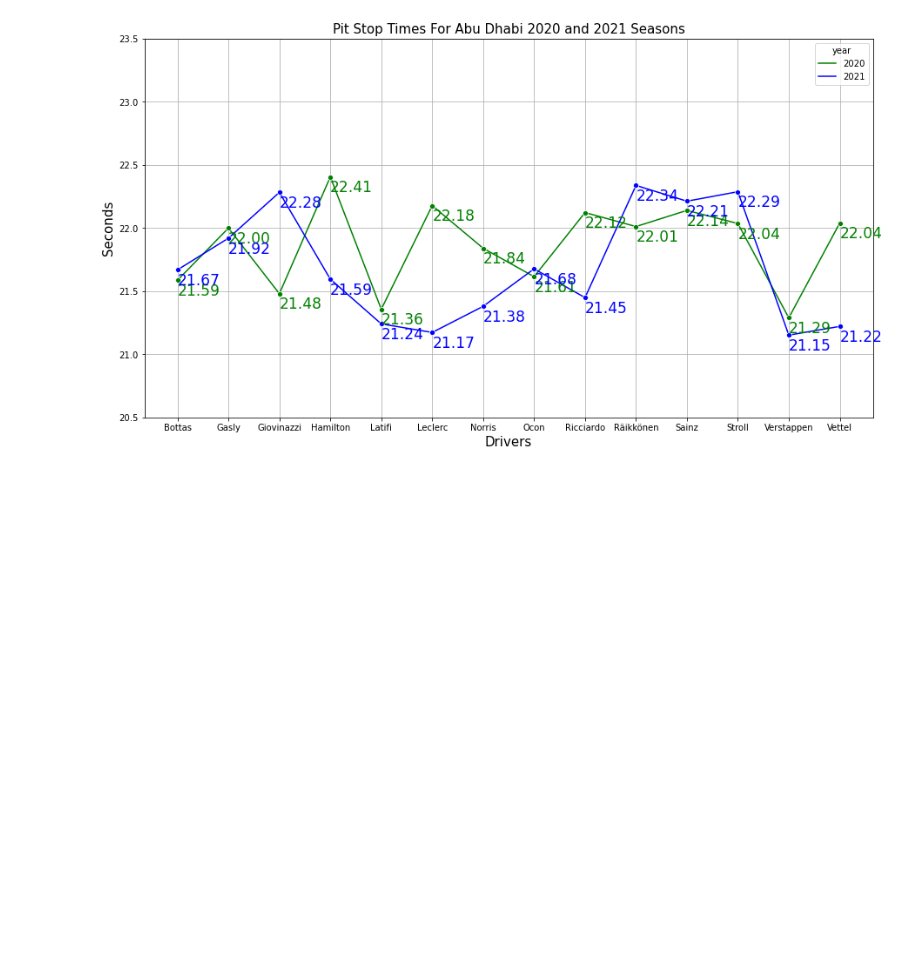
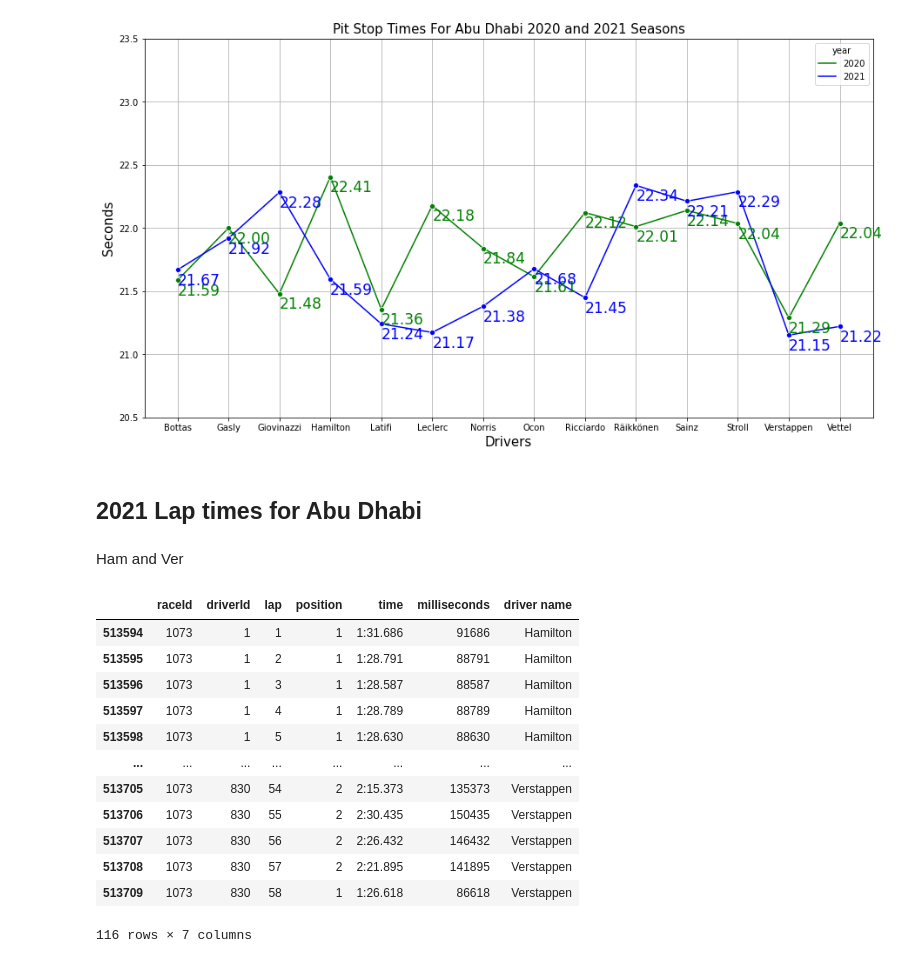
Before and after one commit to SpencerReno/Formula_one, a Jupyter notebook: Pit_Times_Abu_Dhabi_2020_2021.ipynb, the cells around one changed output. Drawn from its saved outputs; the diff is of its cells as text; code cells hidden in the pictures; blank space fills up the shorter version.

```diff
--- a/Pit_Times_Abu_Dhabi_2020_2021.ipynb
+++ b/Pit_Times_Abu_Dhabi_2020_2021.ipynb
@@ -264,3 +265,7 @@ plt.grid(True)
 plt.show()
 # %% [output]
 [figure]
+# %% [markdown]
+## 2021 Lap times for Abu Dhabi
+# %% [markdown]
+Ham and Ver
@@ -266,0 +277,18 @@ plt.show()
+# %%
+names = lap_times['driverId'].replace({1:'Hamilton',830:'Verstappen'})
+lap_times['driver name'] = names
+lap_times
+# %% [output]
+|  | raceId | driverId | lap | position | time | milliseconds | driver name |
+| 513594 | 1073 | 1 | 1 | 1 | 1:31.686 | 91686 | Hamilton |
+| 513595 | 1073 | 1 | 2 | 1 | 1:28.791 | 88791 | Hamilton |
+| 513596 | 1073 | 1 | 3 | 1 | 1:28.587 | 88587 | Hamilton |
+| 513597 | 1073 | 1 | 4 | 1 | 1:28.789 | 88789 | Hamilton |
+| 513598 | 1073 | 1 | 5 | 1 | 1:28.630 | 88630 | Hamilton |
+| ... | ... | ... | ... | ... | ... | ... | ... |
+| 513705 | 1073 | 830 | 54 | 2 | 2:15.373 | 135373 | Verstappen |
+| 513706 | 1073 | 830 | 55 | 2 | 2:30.435 | 150435 | Verstappen |
+| 513707 | 1073 | 830 | 56 | 2 | 2:26.432 | 146432 | Verstappen |
+| 513708 | 1073 | 830 | 57 | 2 | 2:21.895 | 141895 | Verstappen |
+| 513709 | 1073 | 830 | 58 | 1 | 1:26.618 | 86618 | Verstappen |
+116 rows × 7 columns
```
Also changed, not shown: parts of 3 cells of this notebook.
